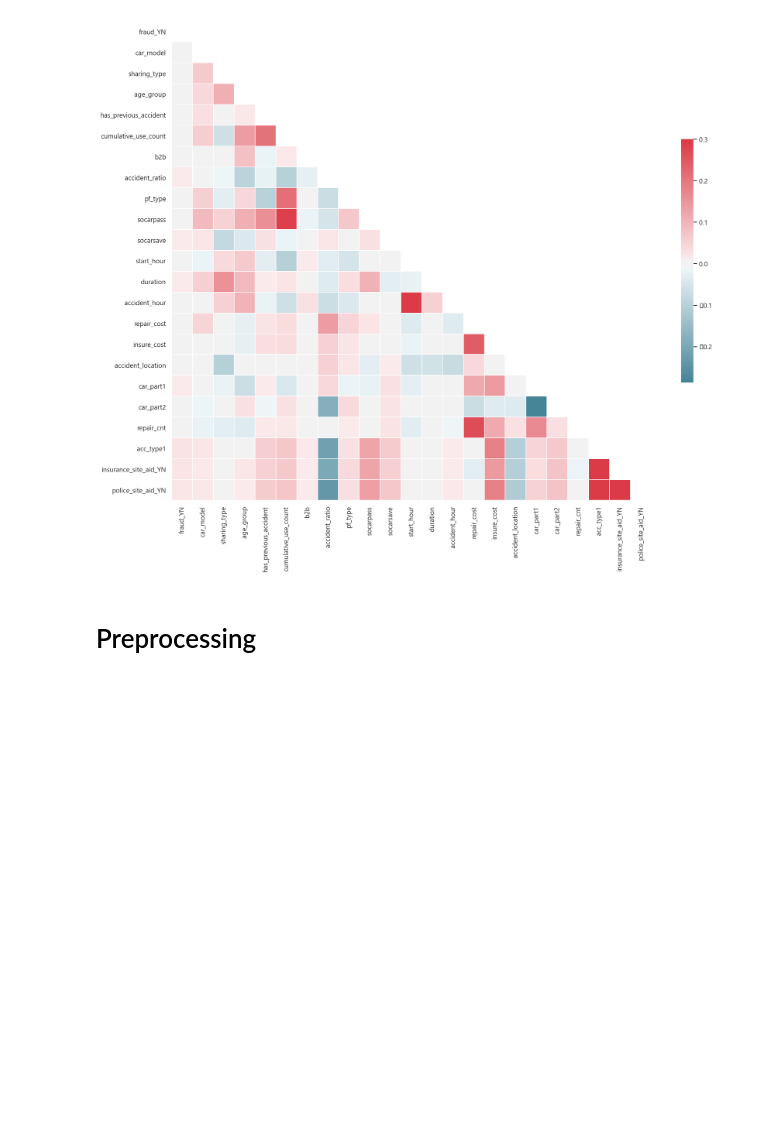
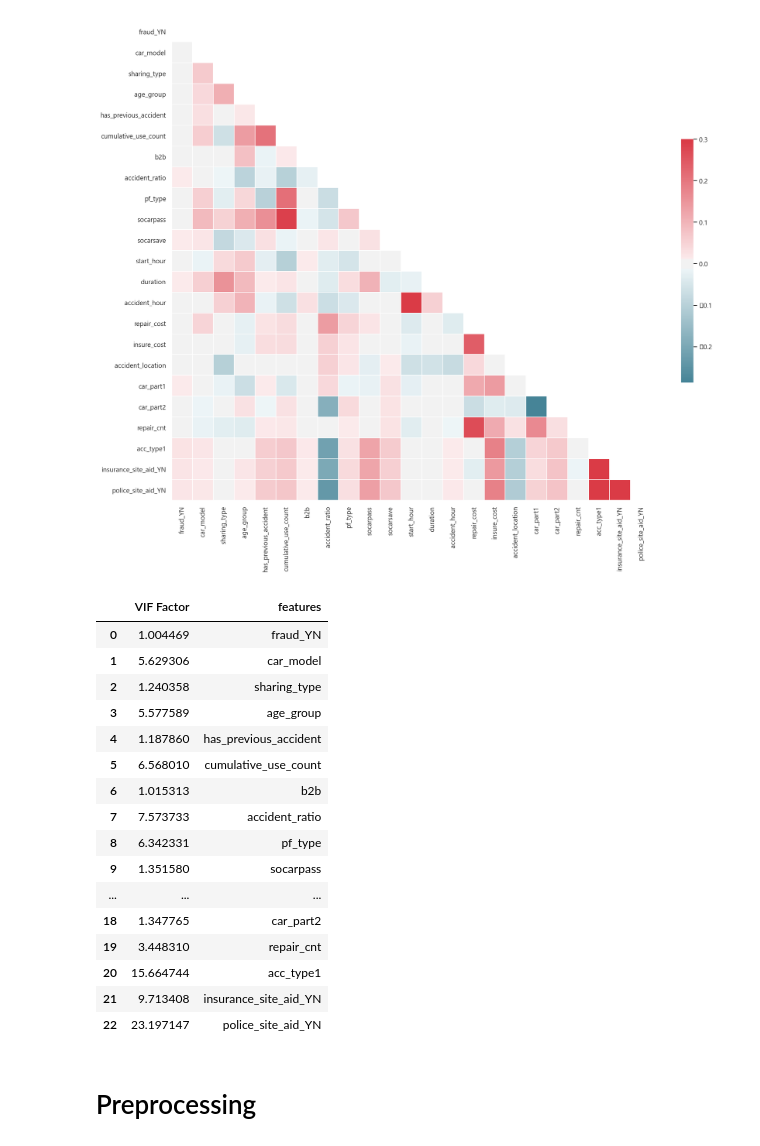
Before and after one commit to Yenabeam/dss_prjt_socar, a Jupyter notebook: 1. workspace/KSJ/socar_fraud.ipynb, the cells around one changed output. Saved outputs shown, nothing was run; the diff lists cells and outputs as text; code cells hidden in the pictures; blank space fills up the shorter version.

```diff
--- a/1. workspace/KSJ/socar_fraud.ipynb
+++ b/1. workspace/KSJ/socar_fraud.ipynb
@@ -69,6 +69,29 @@ sns.heatmap(socar.corr(), mask=mask, cmap=cmap, vmax=.3, center=0,
             square=True, linewidths=.5, cbar_kws={"shrink": .5});
 # %% [output]
 [figure]
+# %%
+from statsmodels.stats.outliers_influence import variance_inflation_factor
+
+pd.DataFrame({"VIF Factor": [variance_inflation_factor(socar.values, idx)
+                             for idx in range(socar.shape[1])], "features": socar.columns})
+# %% [output]
+|  | VIF Factor | features |
+| 0 | 1.004469 | fraud_YN |
+| 1 | 5.629306 | car_model |
+| 2 | 1.240358 | sharing_type |
+| 3 | 5.577589 | age_group |
+| 4 | 1.187860 | has_previous_accident |
+| 5 | 6.568010 | cumulative_use_count |
+| 6 | 1.015313 | b2b |
+| 7 | 7.573733 | accident_ratio |
+| 8 | 6.342331 | pf_type |
+| 9 | 1.351580 | socarpass |
+| ... | ... | ... |
+| 18 | 1.347765 | car_part2 |
+| 19 | 3.448310 | repair_cnt |
+| 20 | 15.664744 | acc_type1 |
+| 21 | 9.713408 | insurance_site_aid_YN |
+| 22 | 23.197147 | police_site_aid_YN |
 # %% [markdown]
 # Preprocessing
 # %%
```
Also changed, not shown: parts of 16 cells of this notebook.
